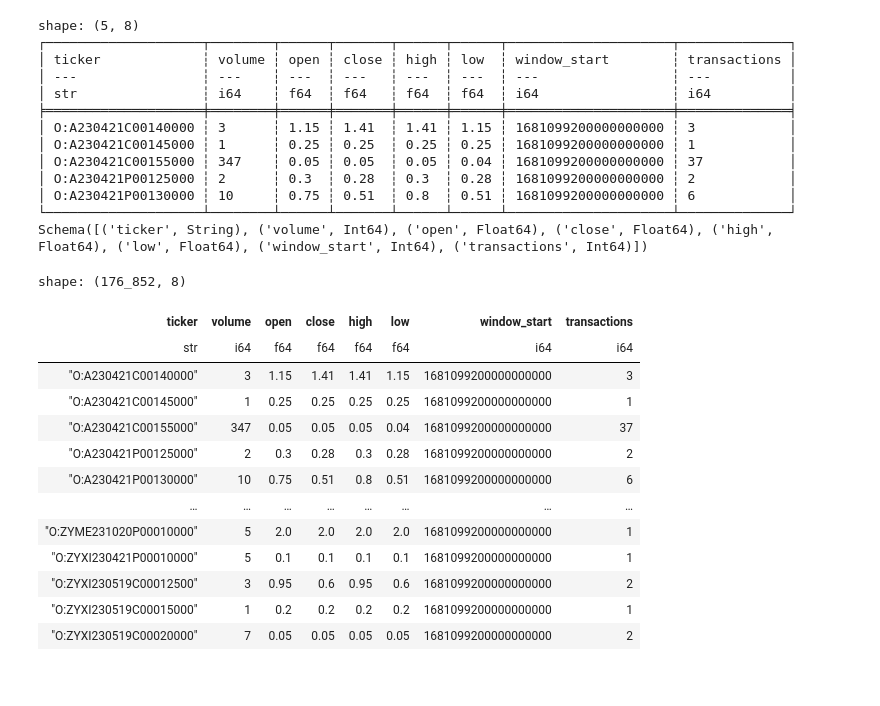
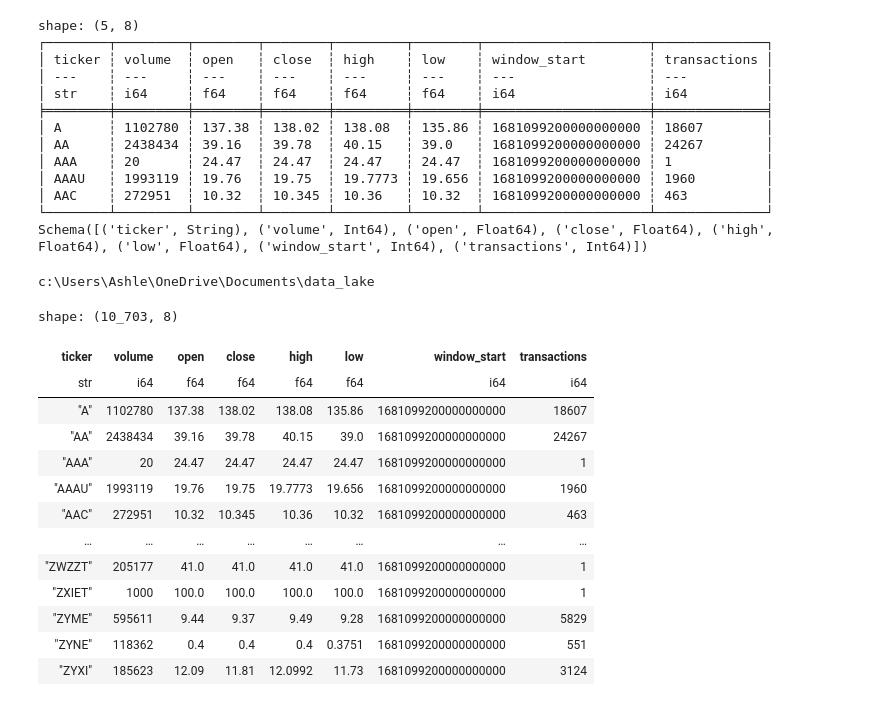
Before and after one commit to ashler-herrick/bibracte-portfolio, a Jupyter notebook: notebooks/polygon_nb.ipynb, the cells around one changed output. Cells and saved outputs as stored; diff of their text form; code cells hidden in the pictures.

```diff
--- a/notebooks/polygon_nb.ipynb
+++ b/notebooks/polygon_nb.ipynb
@@ -25,7 +25,7 @@ s3 = session.client(
 
 # Set bucket name and prefix
 bucket_name = 'flatfiles'
-prefix = 'us_options_opra/day_aggs_v1'  # Only process 'day_aggs_v1' data
+prefix = 'us_stocks_sip/day_aggs_v1'  # Only process 'day_aggs_v1' data
 
 # Define local storage path
 base_local_dir = os.path.join('..', '..', 'data_lake')
@@ -137,12 +140,12 @@ import polars as pl
 data_lake_path = os.path.join('..', '..', 'data_lake')
 
 # Example: Load a specific Parquet file (update this to match your dataset)
-file_path = os.path.join(data_lake_path, "us_options_opra", "day_aggs_v1", "2023", "04", "2023-04-10.parquet")
+file_path = os.path.join(data_lake_path, "us_stocks_sip", "day_aggs_v1", "2023", "04", "2023-04-10.parquet")
 
 # Check if file exists
 if os.path.exists(file_path):
     # Load the file with Polars
-    df = pl.read_parquet(file_path)
+    sdf = pl.read_parquet(file_path)
 
     # Show basic info
     print(df.head())  # Preview first few rows
@@ -151,32 +154,37 @@ else:
     print(f"File not found: {file_path}")
 # %% [output]
 shape: (5, 8)
-┌────────────────────┬────────┬──────┬───────┬──────┬──────┬─────────────────────┬──────────────┐
-│ ticker             ┆ volume ┆ open ┆ close ┆ high ┆ low  ┆ window_start        ┆ transactions │
-│ ---                ┆ ---    ┆ ---  ┆ ---   ┆ ---  ┆ ---  ┆ ---                 ┆ ---          │
-│ str                ┆ i64    ┆ f64  ┆ f64   ┆ f64  ┆ f64  ┆ i64                 ┆ i64          │
-╞════════════════════╪════════╪══════╪═══════╪══════╪══════╪═════════════════════╪══════════════╡
-│ O:A230421C00140000 ┆ 3      ┆ 1.15 ┆ 1.41  ┆ 1.41 ┆ 1.15 ┆ 1681099200000000000 ┆ 3            │
-│ O:A230421C00145000 ┆ 1      ┆ 0.25 ┆ 0.25  ┆ 0.25 ┆ 0.25 ┆ 1681099200000000000 ┆ 1            │
-│ O:A230421C00155000 ┆ 347    ┆ 0.05 ┆ 0.05  ┆ 0.05 ┆ 0.04 ┆ 1681099200000000000 ┆ 37           │
-│ O:A230421P00125000 ┆ 2      ┆ 0.3  ┆ 0.28  ┆ 0.3  ┆ 0.28 ┆ 1681099200000000000 ┆ 2            │
-│ O:A230421P00130000 ┆ 10     ┆ 0.75 ┆ 0.51  ┆ 0.8  ┆ 0.51 ┆ 1681099200000000000 ┆ 6            │
-└────────────────────┴────────┴──────┴───────┴──────┴──────┴─────────────────────┴──────────────┘
+┌────────┬─────────┬────────┬────────┬─────────┬────────┬─────────────────────┬──────────────┐
+│ ticker ┆ volume  ┆ open   ┆ close  ┆ high    ┆ low    ┆ window_start        ┆ transactions │
+│ ---    ┆ ---     ┆ ---    ┆ ---    ┆ ---     ┆ ---    ┆ ---                 ┆ ---          │
+│ str    ┆ i64     ┆ f64    ┆ f64    ┆ f64     ┆ f64    ┆ i64                 ┆ i64          │
+╞════════╪═════════╪════════╪════════╪═════════╪════════╪═════════════════════╪══════════════╡
+│ A      ┆ 1102780 ┆ 137.38 ┆ 138.02 ┆ 138.08  ┆ 135.86 ┆ 1681099200000000000 ┆ 18607        │
+│ AA     ┆ 2438434 ┆ 39.16  ┆ 39.78  ┆ 40.15   ┆ 39.0   ┆ 1681099200000000000 ┆ 24267        │
+│ AAA    ┆ 20      ┆ 24.47  ┆ 24.47  ┆ 24.47   ┆ 24.47  ┆ 1681099200000000000 ┆ 1            │
+│ AAAU   ┆ 1993119 ┆ 19.76  ┆ 19.75  ┆ 19.7773 ┆ 19.656 ┆ 1681099200000000000 ┆ 1960         │
+│ AAC    ┆ 272951  ┆ 10.32  ┆ 10.345 ┆ 10.36   ┆ 10.32  ┆ 1681099200000000000 ┆ 463          │
+└────────┴─────────┴────────┴────────┴─────────┴────────┴─────────────────────┴──────────────┘
 Schema([('ticker', String), ('volume', Int64), ('open', Float64), ('close', Float64), ('high', Float64), ('low', Float64), ('window_start', Int64), ('transactions', Int64)])
-# %%
-df
-# %% [output]
-shape: (176_852, 8)
-| ticker | volume | open | close | high | low | window_start | transactions |
-| str | i64 | f64 | f64 | f64 | f64 | i64 | i64 |
-| "O:A230421C00140000" | 3 | 1.15 | 1.41 | 1.41 | 1.15 | 1681099200000000000 | 3 |
-| "O:A230421C00145000" | 1 | 0.25 | 0.25 | 0.25 | 0.25 | 1681099200000000000 | 1 |
-| "O:A230421C00155000" | 347 | 0.05 | 0.05 | 0.05 | 0.04 | 1681099200000000000 | 37 |
-| "O:A230421P00125000" | 2 | 0.3 | 0.28 | 0.3 | 0.28 | 1681099200000000000 | 2 |
-| "O:A230421P00130000" | 10 | 0.75 | 0.51 | 0.8 | 0.51 | 1681099200000000000 | 6 |
-| … | … | … | … | … | … | … | … |
-| "O:ZYME231020P00010000" | 5 | 2.0 | 2.0 | 2.0 | 2.0 | 1681099200000000000 | 1 |
-| "O:ZYXI230421P00010000" | 5 | 0.1 | 0.1 | 0.1 | 0.1 | 1681099200000000000 | 1 |
-| "O:ZYXI230519C00012500" | 3 | 0.95 | 0.6 | 0.95 | 0.6 | 1681099200000000000 | 2 |
-| "O:ZYXI230519C00015000" | 1 | 0.2 | 0.2 | 0.2 | 0.2 | 1681099200000000000 | 1 |
-| "O:ZYXI230519C00020000" | 7 | 0.05 | 0.05 | 0.05 | 0.05 | 1681099200000000000 | 2 |
+# %%
+data_lake_path = os.path.join('..', '..', 'data_lake')
+print(os.path.abspath(data_lake_path))
+# %% [output]
+c:\Users\Ashle\OneDrive\Documents\data_lake
+# %%
+sdf
+# %% [output]
+shape: (10_703, 8)
+| ticker | volume | open | close | high | low | window_start | transactions |
+| str | i64 | f64 | f64 | f64 | f64 | i64 | i64 |
+| "A" | 1102780 | 137.38 | 138.02 | 138.08 | 135.86 | 1681099200000000000 | 18607 |
+| "AA" | 2438434 | 39.16 | 39.78 | 40.15 | 39.0 | 1681099200000000000 | 24267 |
+| "AAA" | 20 | 24.47 | 24.47 | 24.47 | 24.47 | 1681099200000000000 | 1 |
+| "AAAU" | 1993119 | 19.76 | 19.75 | 19.7773 | 19.656 | 1681099200000000000 | 1960 |
+| "AAC" | 272951 | 10.32 | 10.345 | 10.36 | 10.32 | 1681099200000000000 | 463 |
+| … | … | … | … | … | … | … | … |
+| "ZWZZT" | 205177 | 41.0 | 41.0 | 41.0 | 41.0 | 1681099200000000000 | 1 |
+| "ZXIET" | 1000 | 100.0 | 100.0 | 100.0 | 100.0 | 1681099200000000000 | 1 |
+| "ZYME" | 595611 | 9.44 | 9.37 | 9.49 | 9.28 | 1681099200000000000 | 5829 |
+| "ZYNE" | 118362 | 0.4 | 0.4 | 0.4 | 0.3751 | 1681099200000000000 | 551 |
+| "ZYXI" | 185623 | 12.09 | 11.81 | 12.0992 | 11.73 | 1681099200000000000 | 3124 |
```
Also changed, not shown: parts of 14 cells of this notebook, 13 other files.
